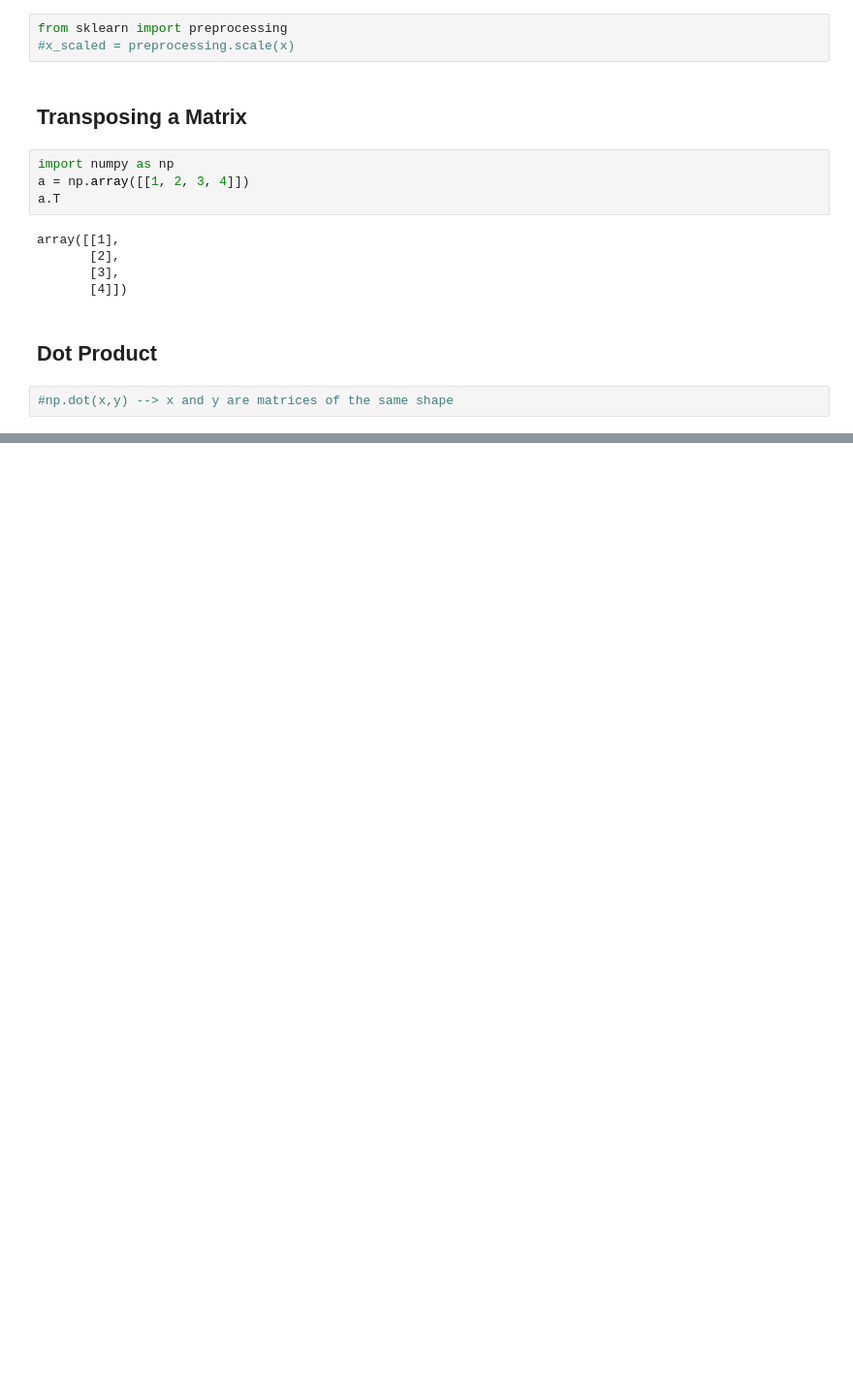
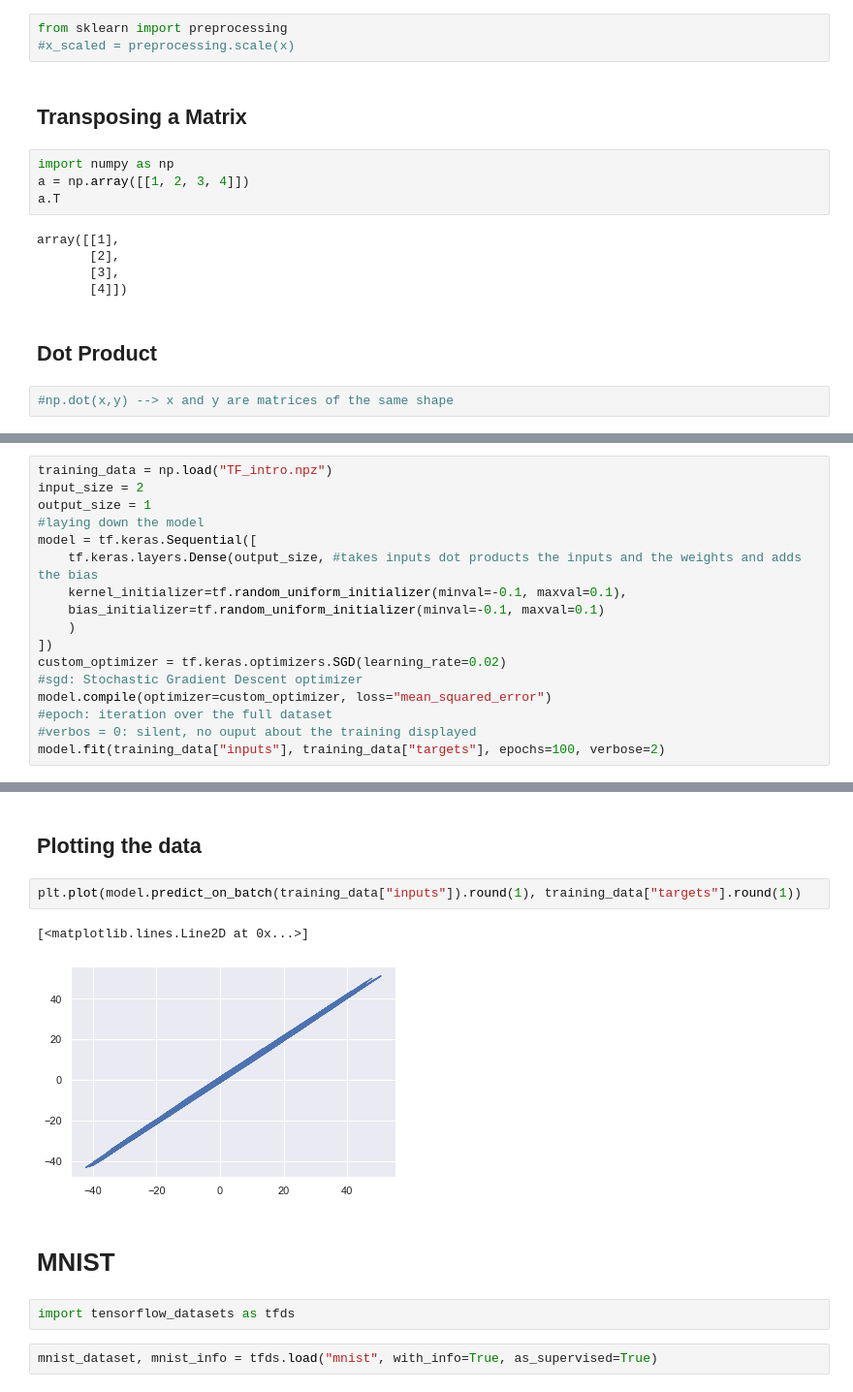
Before and after one commit to bryanling1/IntroToDataScience2020, a Jupyter notebook: Notes.ipynb, the cells around one changed output, grey strips where cells are left out. Shown at 97% size. Cells and saved outputs as stored; diff of their text form; blank space fills up the shorter version.

```diff
--- a/Notes.ipynb
+++ b/Notes.ipynb
@@ -253,0 +369,17 @@ array([[1],
+# %%
+training_data = np.load("TF_intro.npz")
+input_size = 2
+output_size = 1
+#laying down the model
+model = tf.keras.Sequential([
+    tf.keras.layers.Dense(output_size, #takes inputs dot products the inputs and the weights and adds the bias
+    kernel_initializer=tf.random_uniform_initializer(minval=-0.1, maxval=0.1),
+    bias_initializer=tf.random_uniform_initializer(minval=-0.1, maxval=0.1)
+    )
+])
+custom_optimizer = tf.keras.optimizers.SGD(learning_rate=0.02)
+#sgd: Stochastic Gradient Descent optimizer
+model.compile(optimizer=custom_optimizer, loss="mean_squared_error")
+#epoch: iteration over the full dataset
+#verbos = 0: silent, no ouput about the training displayed
+model.fit(training_data["inputs"], training_data["targets"], epochs=100, verbose=2)
@@ -253,0 +455,13 @@ array([[1],
+# %% [markdown]
+## Plotting the data
+# %%
+plt.plot(model.predict_on_batch(training_data["inputs"]).round(1), training_data["targets"].round(1))
+# %% [output]
+[<matplotlib.lines.Line2D at 0x...>]
+[figure, added]
+# %% [markdown]
+# MNIST
+# %%
+import tensorflow_datasets as tfds
+# %%
+mnist_dataset, mnist_info = tfds.load("mnist", with_info=True, as_supervised=True)
```
Also changed, not shown: parts of 38 cells of this notebook, 6 other files.
